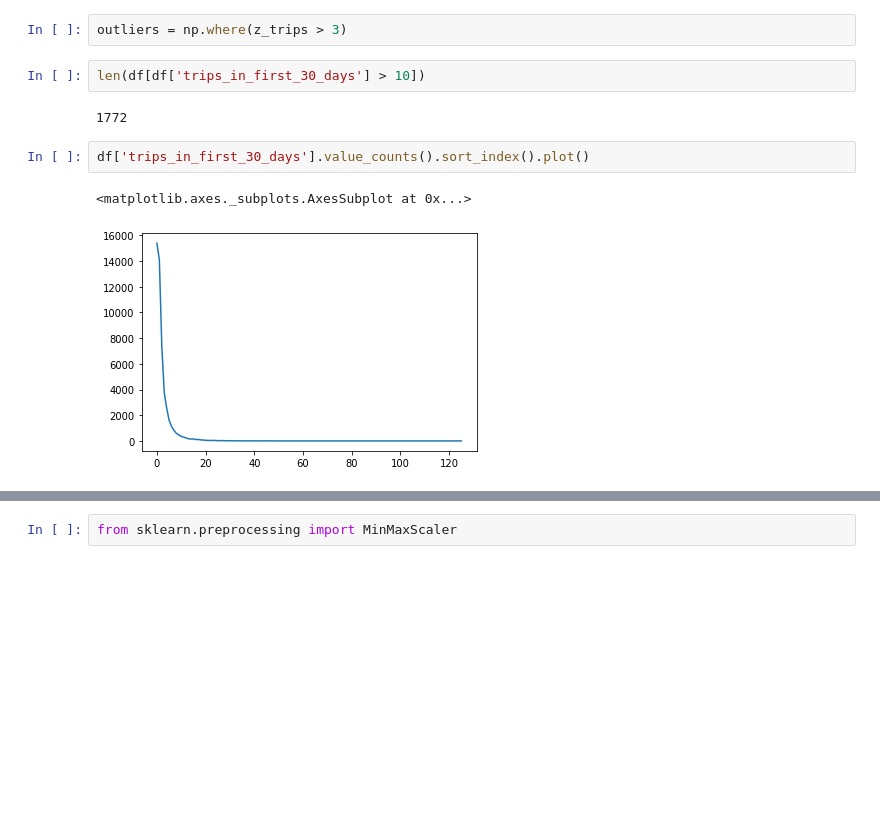
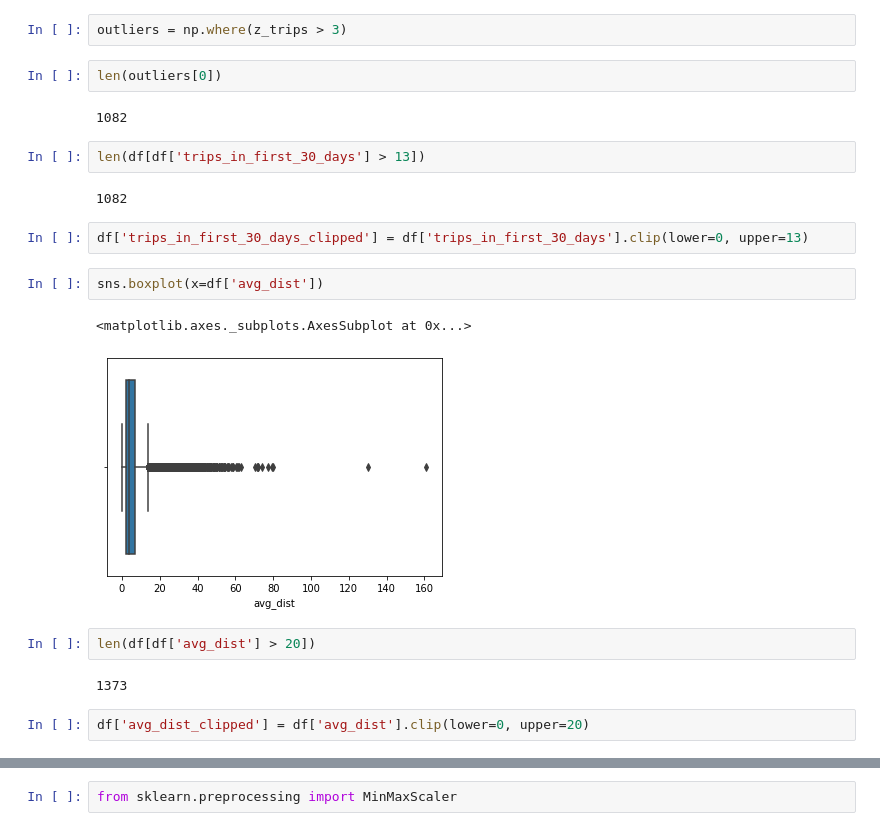
Before and after one commit to jeffnb/springboard-takehome-ultimate, a Jupyter notebook: Ultimate Data Challenge.ipynb, the cells around one changed output, grey strips where cells are left out. Cells and saved outputs as stored; diff of their text form; blank space fills up the shorter version.

```diff
--- a/Ultimate Data Challenge.ipynb
+++ b/Ultimate Data Challenge.ipynb
@@ -210,12 +212,24 @@ from scipy import stats
 z_trips = np.abs(stats.zscore(df['trips_in_first_30_days']))
 # %%
 outliers = np.where(z_trips > 3)
+# %%
+len(outliers[0])
+# %% [output]
+1082
 # %%
-len(df[df['trips_in_first_30_days'] > 10])
+len(df[df['trips_in_first_30_days'] > 13])
 # %% [output]
-1772
+1082
-# %%
-df['trips_in_first_30_days'].value_counts().sort_index().plot()
-# %% [output]
-<matplotlib.axes._subplots.AxesSubplot at 0x...>
-[figure, removed]
+# %%
+df['trips_in_first_30_days_clipped'] = df['trips_in_first_30_days'].clip(lower=0, upper=13)
+# %%
+sns.boxplot(x=df['avg_dist'])
+# %% [output]
+<matplotlib.axes._subplots.AxesSubplot at 0x...>
+[figure, added]
+# %%
+len(df[df['avg_dist'] > 20])
+# %% [output]
+1373
+# %%
+df['avg_dist_clipped'] = df['avg_dist'].clip(lower=0, upper=20)
```
Also changed, not shown: parts of 42 cells of this notebook.
